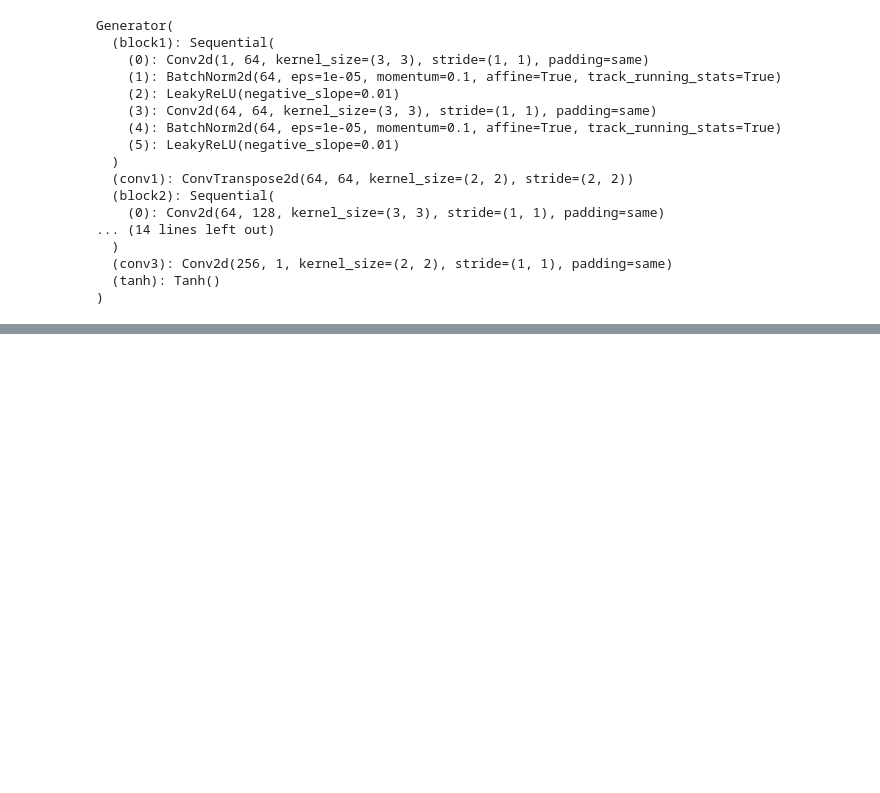
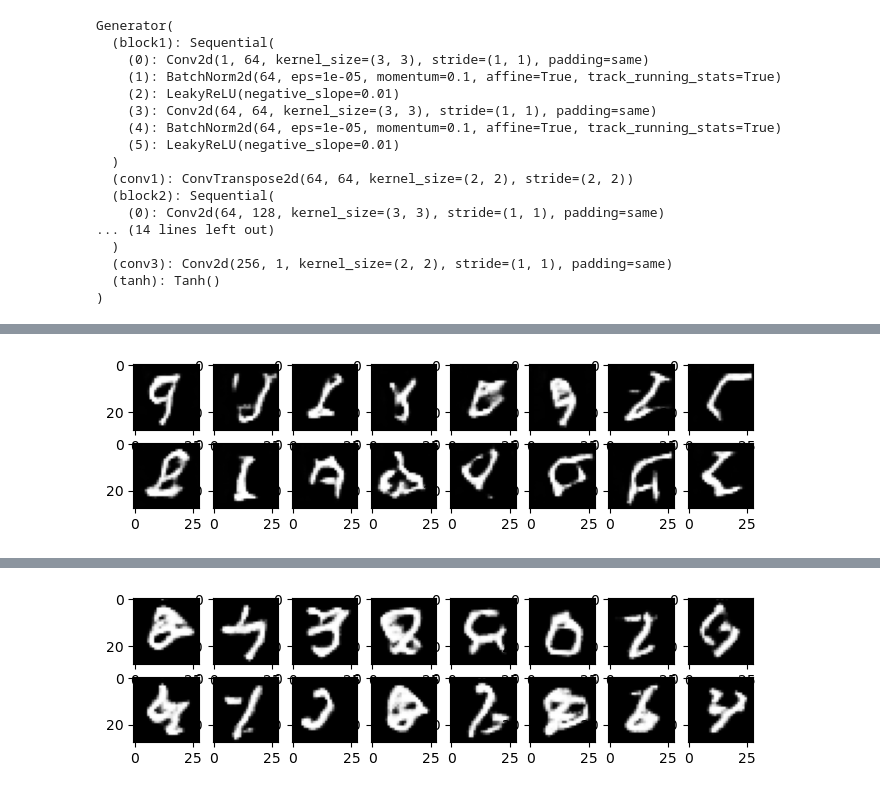
Before and after one commit to 91d906h4/MNIST-C-DCGAN, a Jupyter notebook: src/main.ipynb, the cells around one changed output, grey strips where cells are left out. Drawn from its saved outputs; the diff is of its cells as text; code cells hidden in the pictures; blank space fills up the shorter version.

```diff
--- a/src/main.ipynb
+++ b/src/main.ipynb
@@ -127,0 +120,3 @@ Epoch: 5 | Time: 102.653 | D Loss: 0.111 | G Loss: 6.850
+# %%
+trainer.train(epochs=2, dg_ratio=2, test=True)
+# %% [output]
@@ -127,0 +124 @@ Epoch: 5 | Time: 102.653 | D Loss: 0.111 | G Loss: 6.850
+[figure, added]
@@ -127,0 +126 @@ Epoch: 5 | Time: 102.653 | D Loss: 0.111 | G Loss: 6.850
+[figure, added]
```
Also changed, not shown: parts of 5 cells of this notebook.
